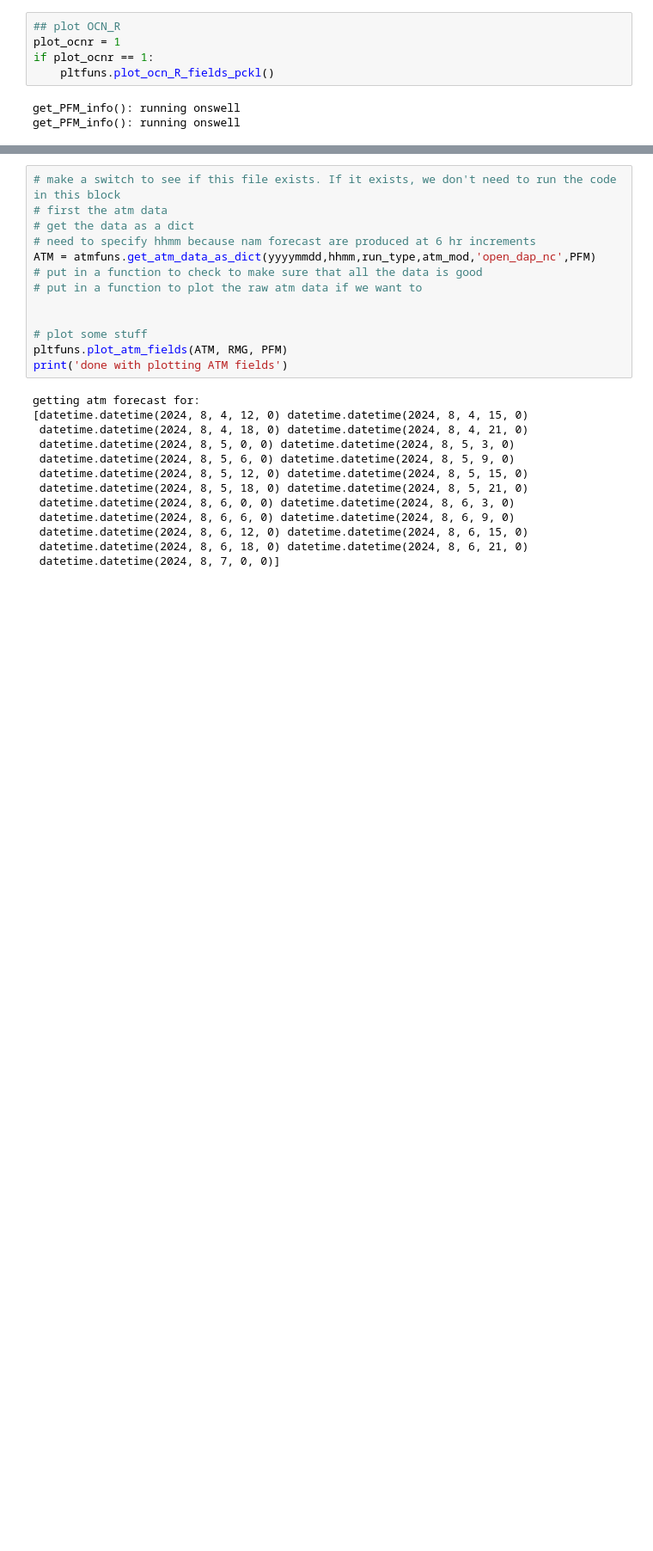
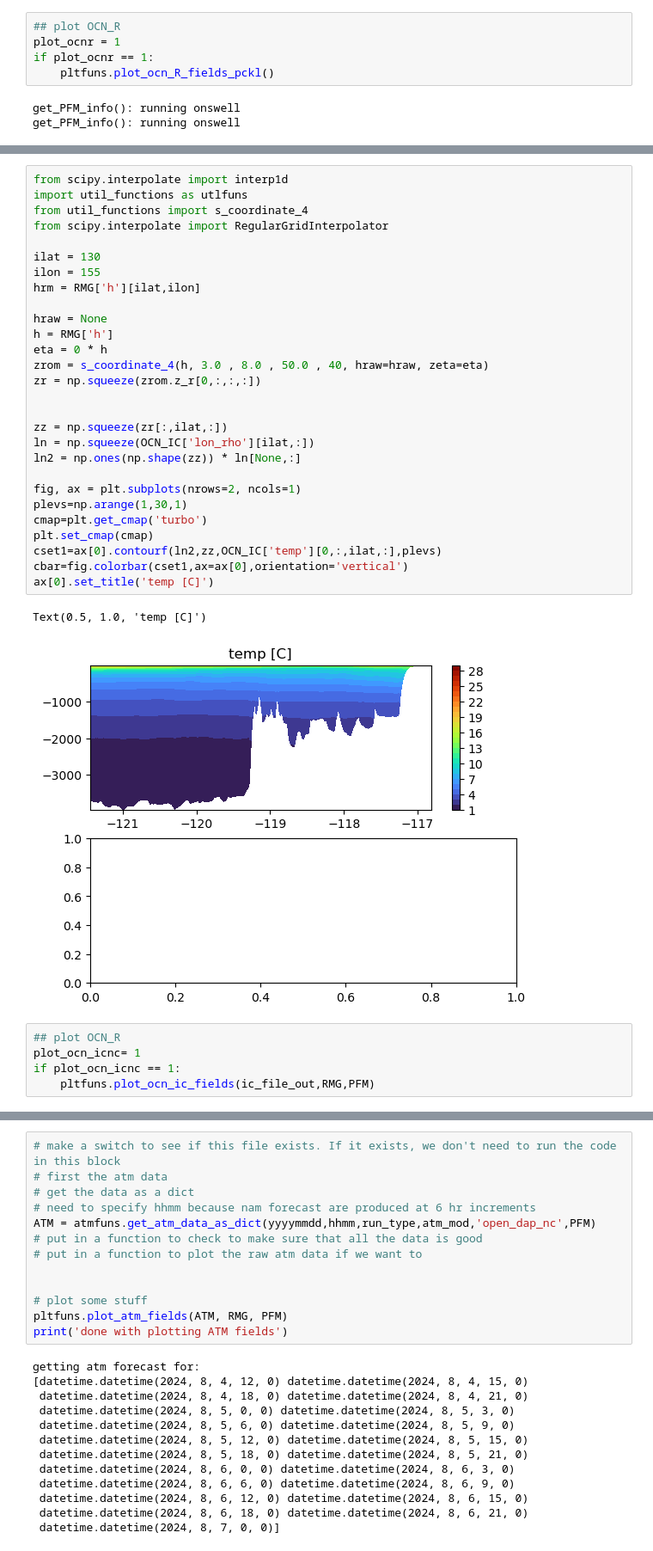
Before and after one commit to mspydell/PFM, a Jupyter notebook: driver/driver_run_forecast_LV1_v2.ipynb, the cells around one changed output, grey strips where cells are left out. Shown at 86% size. Saved outputs shown, nothing was run; the diff lists cells and outputs as text; blank space fills up the shorter version.

```diff
--- a/driver/driver_run_forecast_LV1_v2.ipynb
+++ b/driver/driver_run_forecast_LV1_v2.ipynb
@@ -311,3 +334,39 @@ kilobytes
+# %%
+from scipy.interpolate import interp1d
+import util_functions as utlfuns
+from util_functions import s_coordinate_4
+from scipy.interpolate import RegularGridInterpolator
+
+ilat = 130
+ilon = 155
+hrm = RMG['h'][ilat,ilon]
+
+hraw = None
+h = RMG['h']
+eta = 0 * h
+zrom = s_coordinate_4(h, 3.0 , 8.0 , 50.0 , 40, hraw=hraw, zeta=eta)
+zr = np.squeeze(zrom.z_r[0,:,:,:])
+
+
+zz = np.squeeze(zr[:,ilat,:])
+ln = np.squeeze(OCN_IC['lon_rho'][ilat,:])
+ln2 = np.ones(np.shape(zz)) * ln[None,:]
+
+fig, ax = plt.subplots(nrows=2, ncols=1)
+plevs=np.arange(1,30,1)
+cmap=plt.get_cmap('turbo')
+plt.set_cmap(cmap)
+cset1=ax[0].contourf(ln2,zz,OCN_IC['temp'][0,:,ilat,:],plevs)
+cbar=fig.colorbar(cset1,ax=ax[0],orientation='vertical')
+ax[0].set_title('temp [C]')
+# %% [output]
+Text(0.5, 1.0, 'temp [C]')
+[figure, added]
+# %%
+## plot OCN_R
+plot_ocn_icnc= 1
+if plot_ocn_icnc == 1:
+    pltfuns.plot_ocn_ic_fields(ic_file_out,RMG,PFM)
 # %%
 print('using:')
 print(resource.getrusage(resource.RUSAGE_SELF).ru_maxrss)
```
Also changed, not shown: parts of 8 cells of this notebook.
